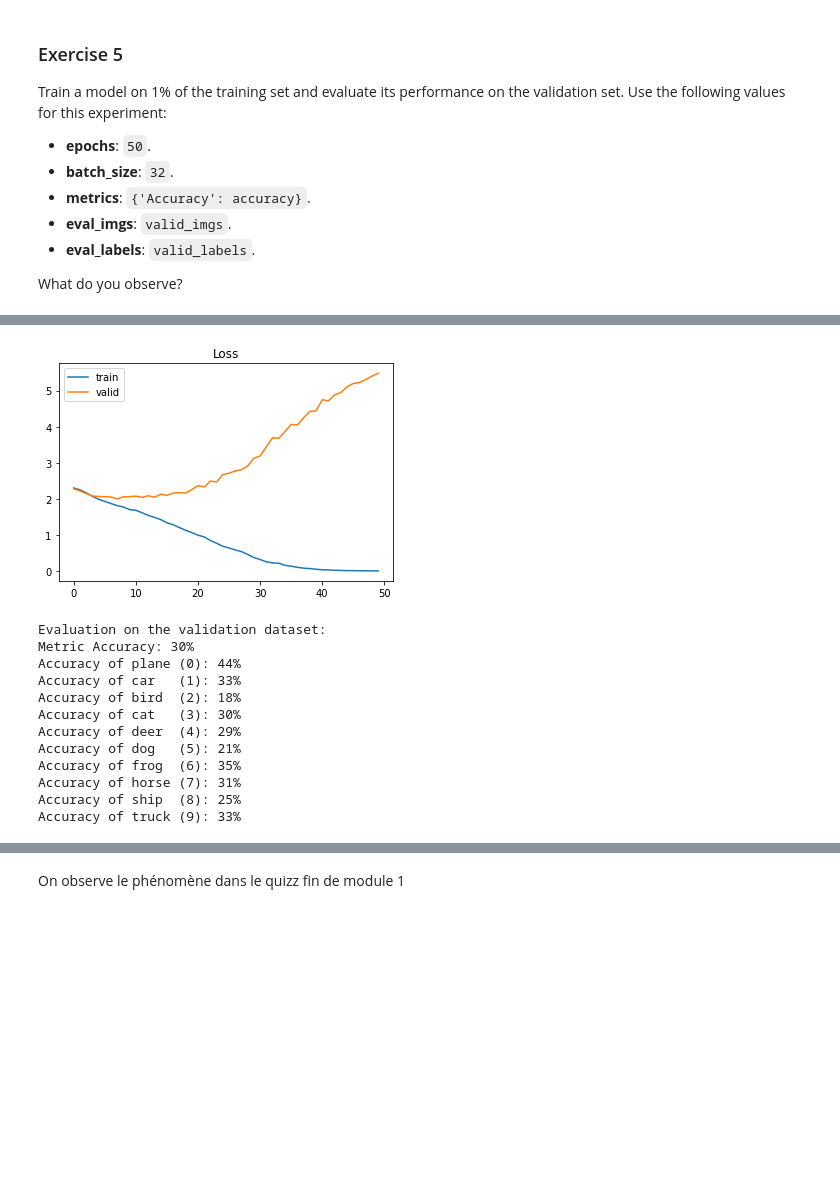
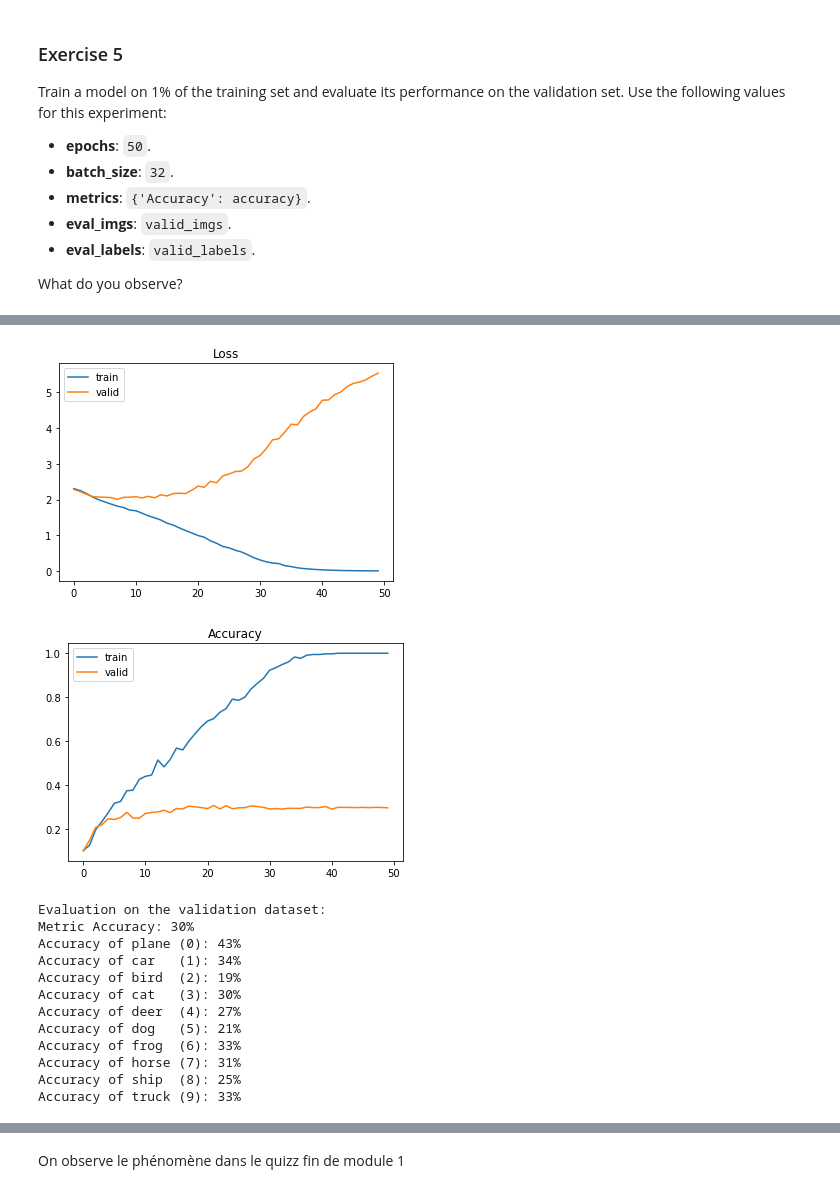
Before and after one commit to delemarchand2020/IVADO_MILA_DL, a Jupyter notebook: week1_tutorial_denis_lemarchand.ipynb, the cells around one changed output, grey strips where cells are left out. Saved outputs shown, nothing was run; the diff lists cells and outputs as text; code cells hidden in the pictures; blank space fills up the shorter version.

```diff
--- a/week1_tutorial_denis_lemarchand.ipynb
+++ b/week1_tutorial_denis_lemarchand.ipynb
@@ -899,7 +907,7 @@ model = training_on_dataset(train_1percent_imgs, train_1percent_labels,
                     valid_imgs, valid_labels,
                     50, batch_size=32, lr=1e-3,
                     seed=1234, transformations=None, label_weights=None,
-                    metrics=None, verbose=True)
+                    metrics={'Accuracy': accuracy}, verbose=True)
 
 # evaluate the trained model on the validation dataset
 _ = evaluate_classes(model, valid_imgs, valid_labels, batch_size=32,
@@ -925,13 +933,14 @@ _ = evaluate_classes(model, valid_imgs, valid_labels, batch_size=32,
 [figure]
+[figure, added]
 Evaluation on the validation dataset:
 Metric Accuracy: 30%
-Accuracy of plane (0): 44%
-Accuracy of car   (1): 33%
-Accuracy of bird  (2): 18%
+Accuracy of plane (0): 43%
+Accuracy of car   (1): 34%
+Accuracy of bird  (2): 19%
 Accuracy of cat   (3): 30%
-Accuracy of deer  (4): 29%
+Accuracy of deer  (4): 27%
 Accuracy of dog   (5): 21%
-Accuracy of frog  (6): 35%
+Accuracy of frog  (6): 33%
 Accuracy of horse (7): 31%
 Accuracy of ship  (8): 25%
 Accuracy of truck (9): 33%
```
Also changed, not shown: parts of 18 cells of this notebook.
